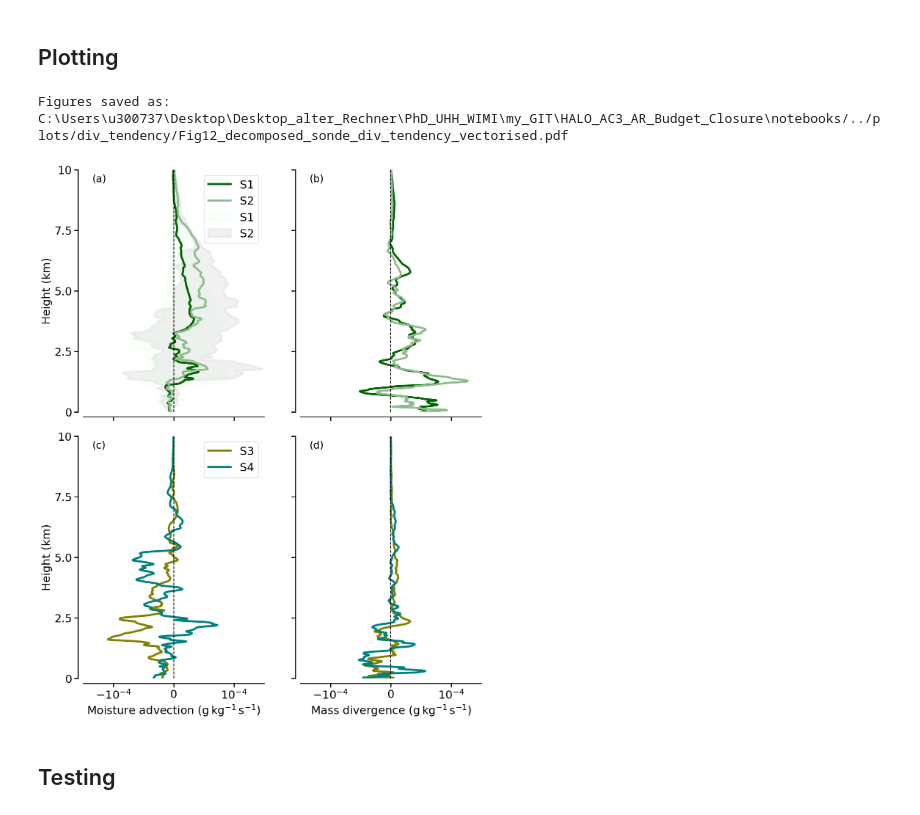
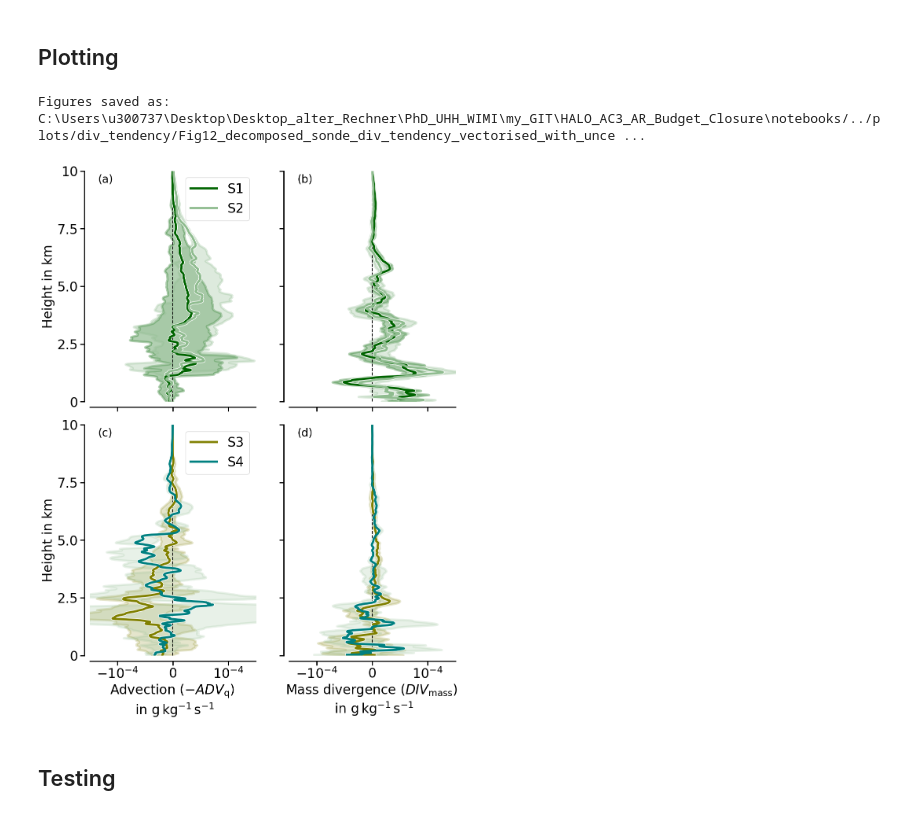
Before and after one commit to hdorff94/HALO_AC3_AR_Budget_Closure, a Jupyter notebook: notebooks/temporal_evolution_budget_components.ipynb, the cells around one changed output. Cells and saved outputs as stored; diff of their text form; code cells hidden in the pictures.

Commit message:
Changes in budget contribution calculations and outsourced code in Airborne_budget_plots.py

```diff
--- a/notebooks/temporal_evolution_budget_components.ipynb
+++ b/notebooks/temporal_evolution_budget_components.ipynb
@@ -78,10 +78,12 @@ def summarize_sector_div_data(leg_list=["RF05_AR_entire_1","RF05_AR_entire_2",
 
     sonde_budget_path=major_work_path+"//HALO_AC3/data/budgets/"
 
-    tendency_nabla_ivt={}
-    tendency_nabla_ivt["adv_q"]={}
-    tendency_nabla_ivt["mass_conv"]={}
-    tendency_nabla_ivt["sum"]={}
+    tendency_nabla_ivt              = {}
+    tendency_nabla_ivt["adv_q"]     = {}
+    tendency_nabla_ivt["mass_conv"] = {}
+    tendency_nabla_ivt["sum"]       = {}
+    tendency_nabla_ivt["q_stat"]    = {}
+    tendency_nabla_ivt["wsp_stat"]  = {}
 
     #unc_colors=[,"lightcyan","mintcream","palegoldenrod"]
     Dropsondes_dict={}
@@ -92,18 +94,21 @@ def summarize_sector_div_data(leg_list=["RF05_AR_entire_1","RF05_AR_entire_2",
         with HiddenPrints():
             halo_era5,halo_df,cmpgn_cls,ERA5_on_HALO,radar,Dropsondes_dict[leg]=\
                 simplified_run_grid_main(flight=[rf],config_file_path=major_work_path,ar_of_day=ar_of_day)
-        if scalar_based_div:
-            adv_file_name=rf+"_"+ar_of_day+"_warm_Real_Sondes_"+"adv_q"+".csv"
-            mass_file_name=rf+"_"+ar_of_day+"_warm_Real_Sondes_"+"mass_convergence"+".csv"
-        else:
-            adv_file_name=rf+"_"+ar_of_day+"_warm_Real_Sondes_"+"vector_adv_q"+".csv"
-            mass_file_name=rf+"_"+ar_of_day+"_warm_Real_Sondes_"+"vector_mass_convergence"+".csv"
+        #if scalar_based_div:
+        #    adv_file_name=rf+"_"+ar_of_day+"_warm_Real_Sondes_"+"adv_q"+".csv"
+        #    mass_file_name=rf+"_"+ar_of_day+"_warm_Real_Sondes_"+"mass_convergence"+".csv"
+        #else:
+        adv_file_name  = rf+"_"+ar_of_day+"_warm_Real_Sondes_"+"vector_adv_q"+".csv"
+        mass_file_name = rf+"_"+ar_of_day+"_warm_Real_Sondes_"+"vector_mass_convergence"+".csv"
+        q_file_name    = rf+"_"+ar_of_day+"_warm_Real_Sondes_"+"q_stat"+".csv"
+        wsp_file_name  = rf+"_"+ar_of_day+"_warm_Real_Sondes_"+"wsp_stat"+".csv"
 
-        tendency_nabla_ivt["adv_q"][leg]=pd.read_csv(sonde_budget_path+adv_file_name,index_col=0)
-        tendency_nabla_ivt["mass_conv"][leg]=pd.read_csv(sonde_budget_path+mass_file_name,index_col=0)
-        tendency_nabla_ivt["sum"][leg]=tendency_nabla_ivt["adv_q"][leg]+\
-                                        tendency_nabla_ivt["mass_conv"][leg]
-
+        tendency_nabla_ivt["adv_q"][leg]    = pd.read_csv(sonde_budget_path+adv_file_name,index_col=0)
+        tendency_nabla_ivt["mass_conv"][leg]= pd.read_csv(sonde_budget_path+mass_file_name,index_col=0)
+        tendency_nabla_ivt["sum"][leg]      = tendency_nabla_ivt["adv_q"][leg]+\
+                                                tendency_nabla_ivt["mass_conv"][leg]
+        tendency_nabla_ivt["q_stat"][leg]   = pd.read_csv(sonde_budget_path+q_file_name,index_col=0)
+        tendency_nabla_ivt["wsp_stat"][leg] = pd.read_csv(sonde_budget_path+wsp_file_name,index_col=0)
     return tendency_nabla_ivt,Dropsondes_dict
 
 def get_sector_relevant_interpolated_sonde_profiles(Dropsondes_dict,relevant_warm_sector_sondes,
@@ -445,9 +556,8 @@ interp_vars_df_in,interp_vars_df_out=get_sector_relevant_interpolated_sonde_prof
 ## Plotting
 # %%
 plot_decomposed_divergence_sector_tendency(sector_colors,leg_list,tendency_nabla_ivt,
-                                           Dropsondes_dict,unc_sector_colors=unc_sector_colors,with_uncertainties=True)
+                                           Dropsondes_dict,unc_sector_colors=unc_sector_colors,with_uncertainties=True,
+                                          with_mean_winds=False)
 # %% [output]
-Figures saved as: C:\Users\u300737\Desktop\Desktop_alter_Rechner\PhD_UHH_WIMI\my_GIT\HALO_AC3_AR_Budget_Closure\notebooks/../plots/div_tendency/Fig12_decomposed_sonde_div_tendency_vectorised.pdf
+Figures saved as: C:\Users\u300737\Desktop\Desktop_alter_Rechner\PhD_UHH_WIMI\my_GIT\HALO_AC3_AR_Budget_Closure\notebooks/../plots/div_tendency/Fig12_decomposed_sonde_div_tendency_vectorised_with_unce ...
-[figure, old version]
+[figure, new version]
-# %% [markdown]
-## Testing
@@ -716,0 +564,2 @@ def plot_didatic_divergence_decomposition(Dropsondes_dict,interp_vars_df_in,inte
+# %% [markdown]
+## Testing
```
Also changed, not shown: parts of 9 cells of this notebook, 41 other files.
